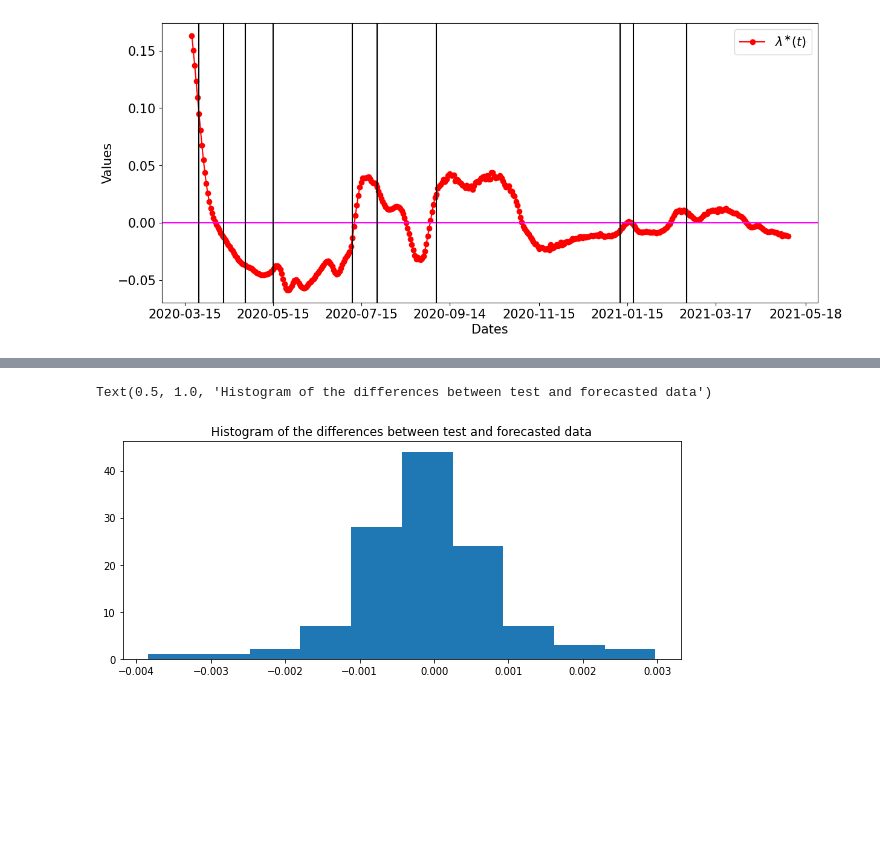
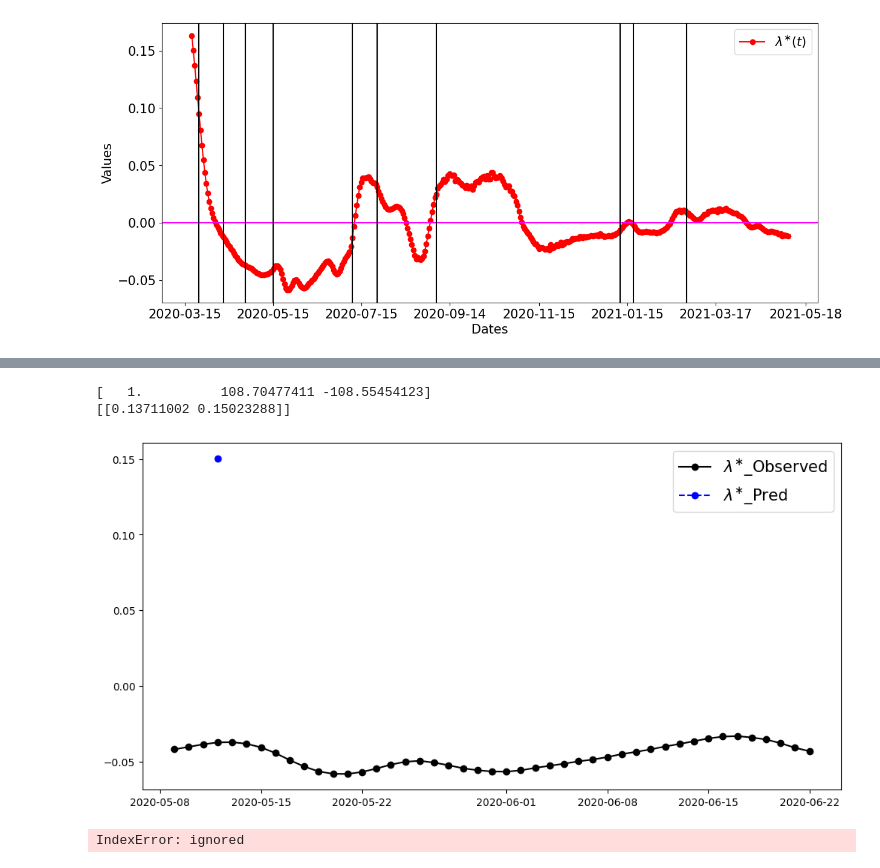
Before and after one commit to OD1992/Python-programs, a Jupyter notebook: Hospi_change_point.ipynb, the cells around one changed output, grey strips where cells are left out. Cells and saved outputs as stored; diff of their text form; code cells hidden in the pictures; blank space fills up the shorter version.

```diff
--- a/Hospi_change_point.ipynb
+++ b/Hospi_change_point.ipynb
@@ -463,27 +486,0 @@ IndexError: ignored
-# %%
-# Load AutoReg class from statsmodels.tsa.ar_model module
-from statsmodels.tsa.ar_model import AutoReg
-data = beta_effective_opt_exp[d:len(H_smooth_MA)-d]
-
-train_data = data[:len(data)-119]
-test_data = data[len(data)-119:]
-ar_model = AutoReg(train_data, lags=2).fit()
-print(ar_model.summary())
-print(ar_model.params)
-pred = ar_model.predict(start=0, end=len(train_data), dynamic=False)
-x = ar_model.params
-
-forecasts = np.full(len(data), np.nan)
-for t in np.arange(len(train_data), len(data)):
-    forecasts[t] = x[0] + x[1]*data[t-1] + x[2]*data[t-2]
-print(np.c_[forecasts[len(train_data):][:10], test_data[:10] ])
-
-# Plot the prediction vs test data
-plt.figure(figsize=(12,6))
-plt.plot(Dates[:len(data)-119],  train_data, color='blue', label="Train data")
-plt.plot(Dates[len(train_data): len(data)], test_data, color='black', label="Test data")
-plt.plot(Dates[len(train_data): len(data)], forecasts[len(train_data): len(data)], color='red', label="Forecasts")
-plt.xticks(dates_ticks)
-
-plt.legend()
-plt.show()
@@ -509,8 +486,0 @@ Sample:                             2   HQIC                           -12.736
-# %%
-#Make histogramm
-plt.figure(figsize=(10,4))
-plt.hist(forecasts[len(train_data): len(data)]-test_data)
-plt.title("Histogram of the differences between test and forecasted data")
-# %% [output]
-Text(0.5, 1.0, 'Histogram of the differences between test and forecasted data')
-[figure, removed]
@@ -539,0 +487,21 @@ plt.show()
+# %%
+from scipy.optimize import curve_fit
+
+def f(x, A, B, C): # this is your 'straight line' y=f(x)
+    return A*x[0] + B*x[1] +C
+
+popt, pcov = curve_fit(f, [0,1], [Lambda[0],Lambda[1], Lambda[2]]) # your data x, y to fit
+print(popt)
+val = popt[0]*0 + popt[1]*1 + popt[2]
+print(np.c_[Lambda[2], val])
+
+plt.figure(figsize=(12,6))
+plt.plot(Dates[55:100], Lambda[55:100], 'o-', color='black')
+plt.plot(Dates[55+3],  val, 'o--', color='blue')
+#plt.xticks(dates_ticks, fontsize=15)
+plt.legend(["$\lambda^{\\ast}$_Observed", "$\lambda^{\\ast}$_Pred"], fontsize=15)
+plt.show()
+# %% [output]
+[   1.          108.70477411 -108.55454123]
+[[0.13711002 0.15023288]]
+[figure, added]
@@ -539,0 +516,24 @@ plt.show()
+# %%
+from scipy.optimize import least_squares
+# let's define the function form
+def modell(coef, u, t_start, t_end):
+    return coef[0] + coef[1]*u[t_start] + coef[2]*u[t_end]
+
+def funn(coef, u, t_start, t_end, y):
+    return modell(coef, u, t_start, t_end) - y
+
+
+Lambda_pred = Lambda*np.nan
+
+for t in np.arange(3, len(Lambda)):
+    t_start = t-2
+    t_end = t-1
+    y = Lambda[t]
+    coef = [0, 0, 0]
+    ress = least_squares(funn,coef, args=(u, t_start, t_end, y), verbose=1) # call the optimization solver
+    X_opt = [ress.x[0], ress.x[1], ress.x[2]]
+    print(X_opt)
+    Lambda_pred[t] = modell(X_opt, u, t_start, t_end)
+print(np.c_[data[3:], Lambda_pred[3:]])
+# %% [output]
+IndexError: ignored
```
Also changed, not shown: parts of 8 cells of this notebook.
